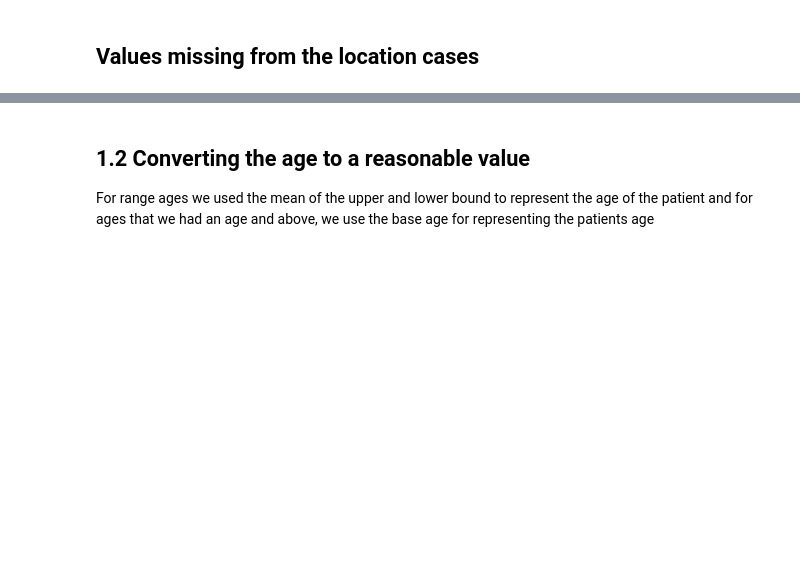
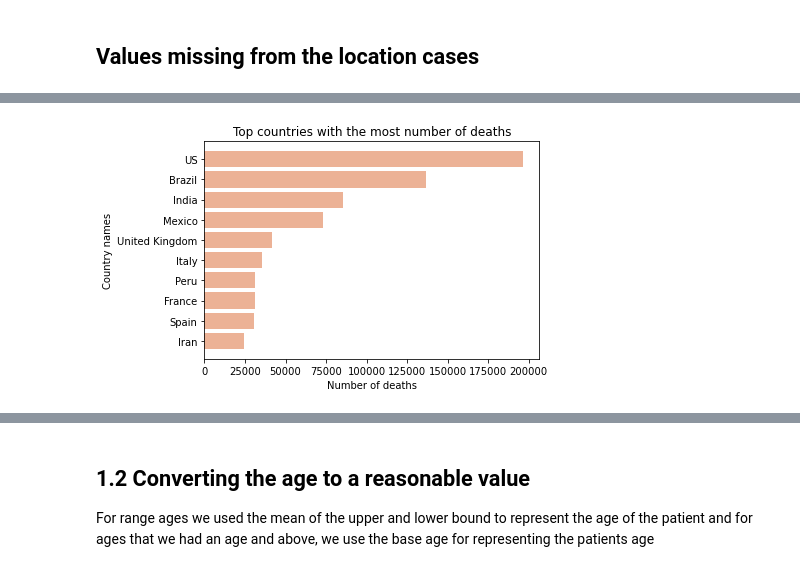
Before and after one commit to alhparsa/CMPT459-Project, a Jupyter notebook: Milestone_1.ipynb, the cells around one changed output, grey strips where cells are left out. Cells and saved outputs as stored; diff of their text form; code cells hidden in the pictures; blank space fills up the shorter version.

```diff
--- a/Milestone_1.ipynb
+++ b/Milestone_1.ipynb
@@ -125,0 +92,4 @@ Column Case-Fatality_Ratio has 48 values
+# %%
+gp.most_deaths(d.location)
+# %% [output]
+[figure, added]
```
Also changed, not shown: parts of 42 cells of this notebook, 12 other files.
